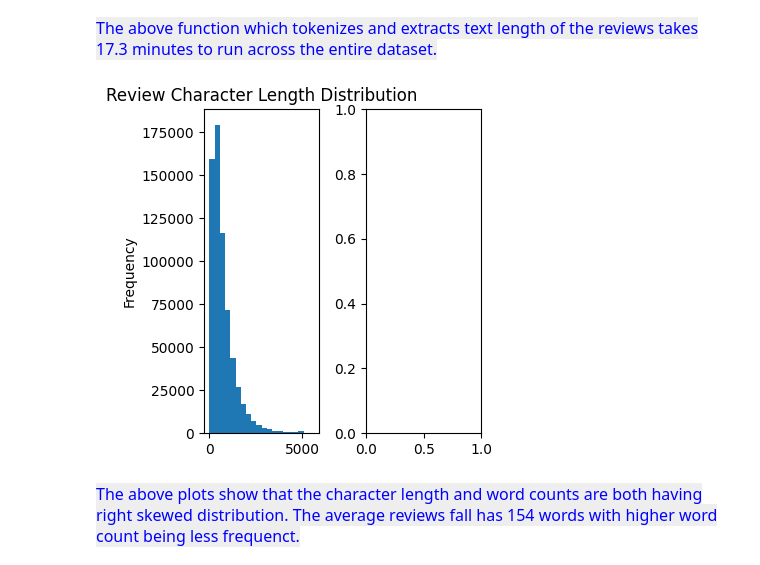
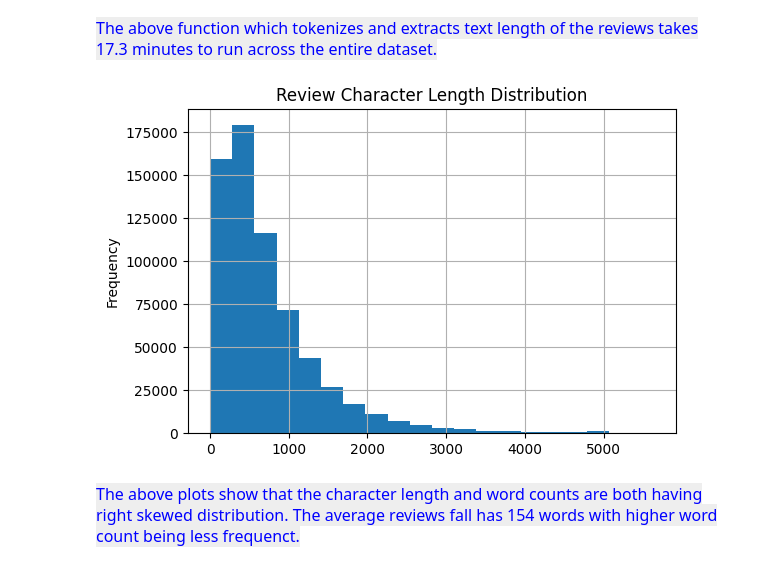
Before and after one commit to biman-zen/FinalCapstone, a Jupyter notebook: FinalCapstone_DW_EDA.ipynb, the cells around one changed output. Cells and saved outputs as stored; diff of their text form; code cells hidden in the pictures.

Commit message:
Updated dw_eda with figures.

```diff
--- a/FinalCapstone_DW_EDA.ipynb
+++ b/FinalCapstone_DW_EDA.ipynb
@@ -196,22 +198,14 @@ num_words = get_num_words(df.sample(n=1000)['review_text'])
 # %%
 # Plot the character length and word length of the reviews
-fig, axs = plt.subplots(1, 2, figsize =(6,6))
-#
-axs[0] = df['review_length']\
+axs = df['review_length']\
         .plot(kind='hist',bins=20,\
           title='Review Character Length Distribution',\
-          ax=axs[0],figsize=(4, 4))
-#ax[0].set_xlabel('Review Stars')
-#
-#axs[1] = df['word_count']\
-#        .plot(kind='hist',bins=20,\
-#          title='Review Word Length Distribution',\
-#          ax=axs[1],figsize=(4, 4))
-#ax[1].set_xlabel('Review Stars')
+          figsize=(6, 4))
+plt.grid(True)
 plt.tight_layout()
 plt.show()
 # %% [output]
-[figure, old version]
+[figure, new version]
 # %% [markdown]
 <span style="color: blue; font-family: Arial; font-size: 16px; background-color: #EEEEEE">
 The above plots show that the character length and word counts are both having right skewed distribution. The average reviews fall has 154 words with higher word count being less frequenct.
```
Also changed, not shown: parts of 39 cells of this notebook.
